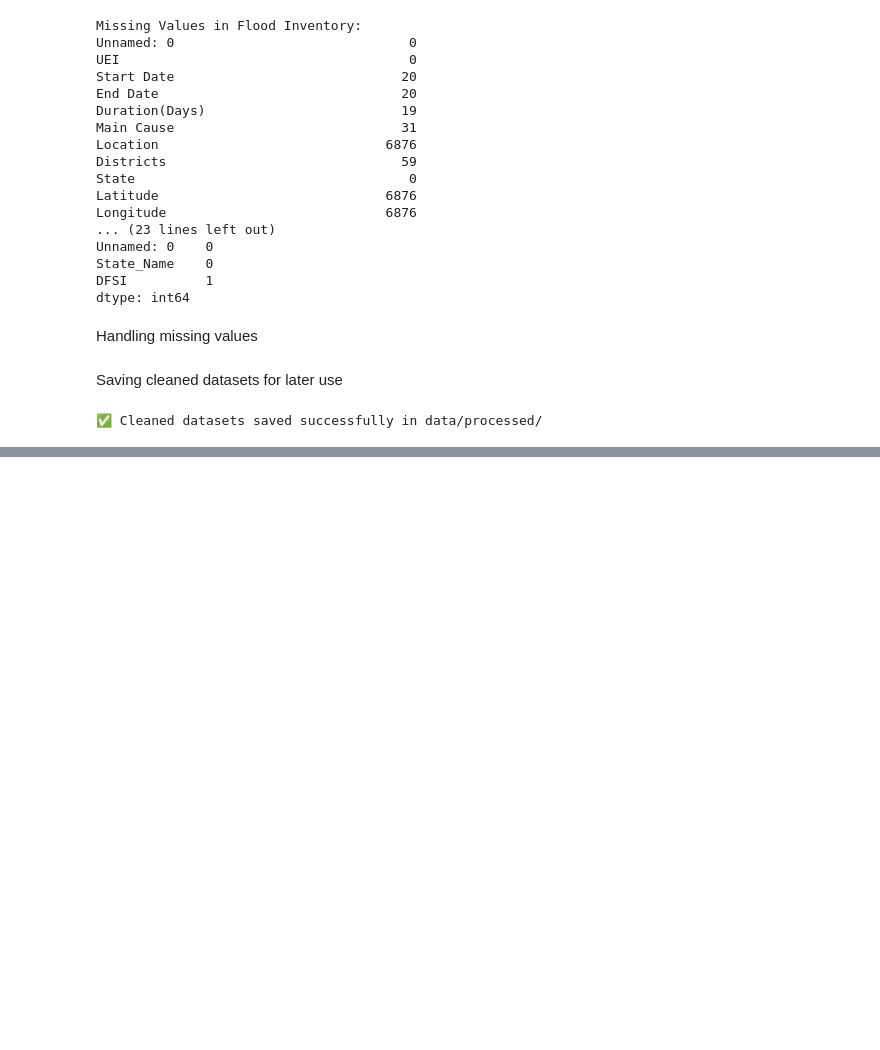
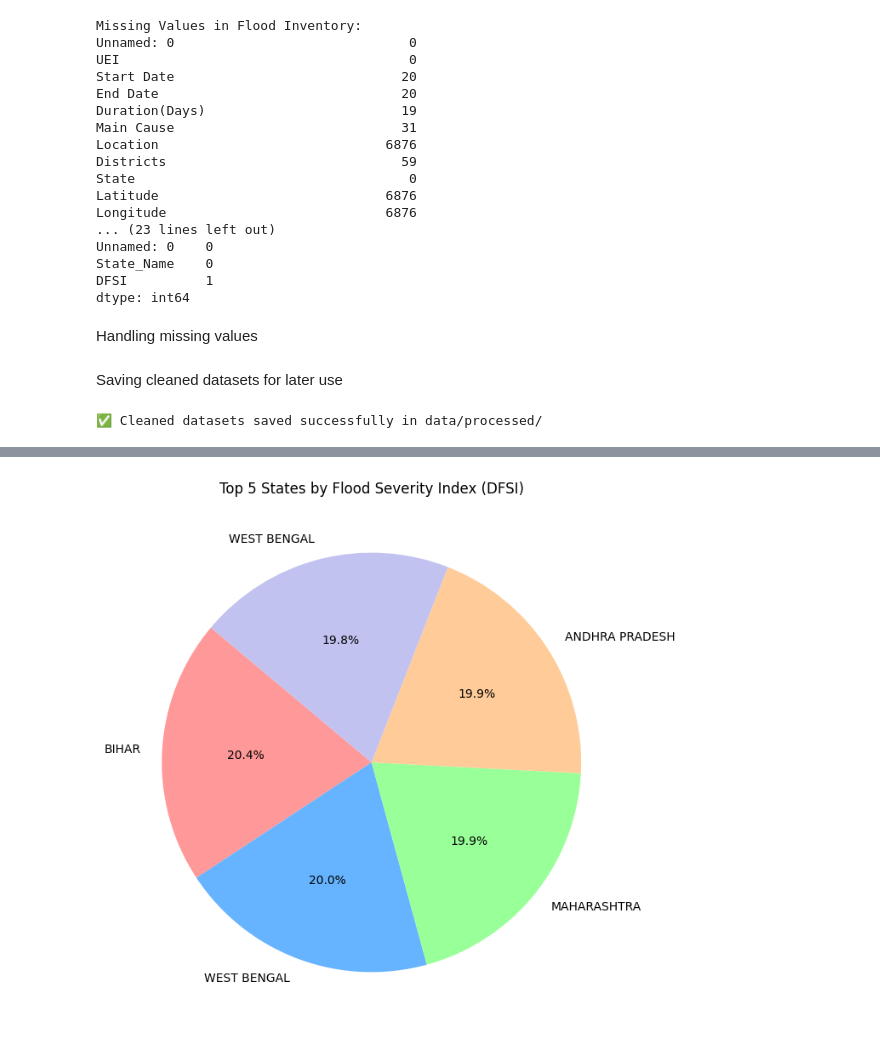
Before and after one commit to Anees-Fathima/Smart-Disaster-Supply-Chain-Tracker-for-Flood, a Jupyter notebook: Smart Disaster Supply Chain Tracker for Flood/notebook/preprocessing.ipynb, the cells around one changed output, grey strips where cells are left out. Drawn from its saved outputs; the diff is of its cells as text; code cells hidden in the pictures; blank space fills up the shorter version.

```diff
--- a/Smart Disaster Supply Chain Tracker for Flood/notebook/preprocessing.ipynb
+++ b/Smart Disaster Supply Chain Tracker for Flood/notebook/preprocessing.ipynb
@@ -123,0 +226,8 @@ print("✅ Cleaned datasets saved successfully in data/processed/")
+# %%
+top_states = dfsi.sort_values(by="DFSI", ascending=False).head(5)
+plt.figure(figsize=(8,8))
+plt.pie(top_states["DFSI"], labels=top_states["State_Name"], autopct='%1.1f%%', startangle=140, colors=['#ff9999','#66b3ff','#99ff99','#ffcc99','#c2c2f0'])
+plt.title("Top 5 States by Flood Severity Index (DFSI)")
+plt.show()
+# %% [output]
+[figure, added]
```
Also changed, not shown: parts of 14 cells of this notebook, 2 other files.
